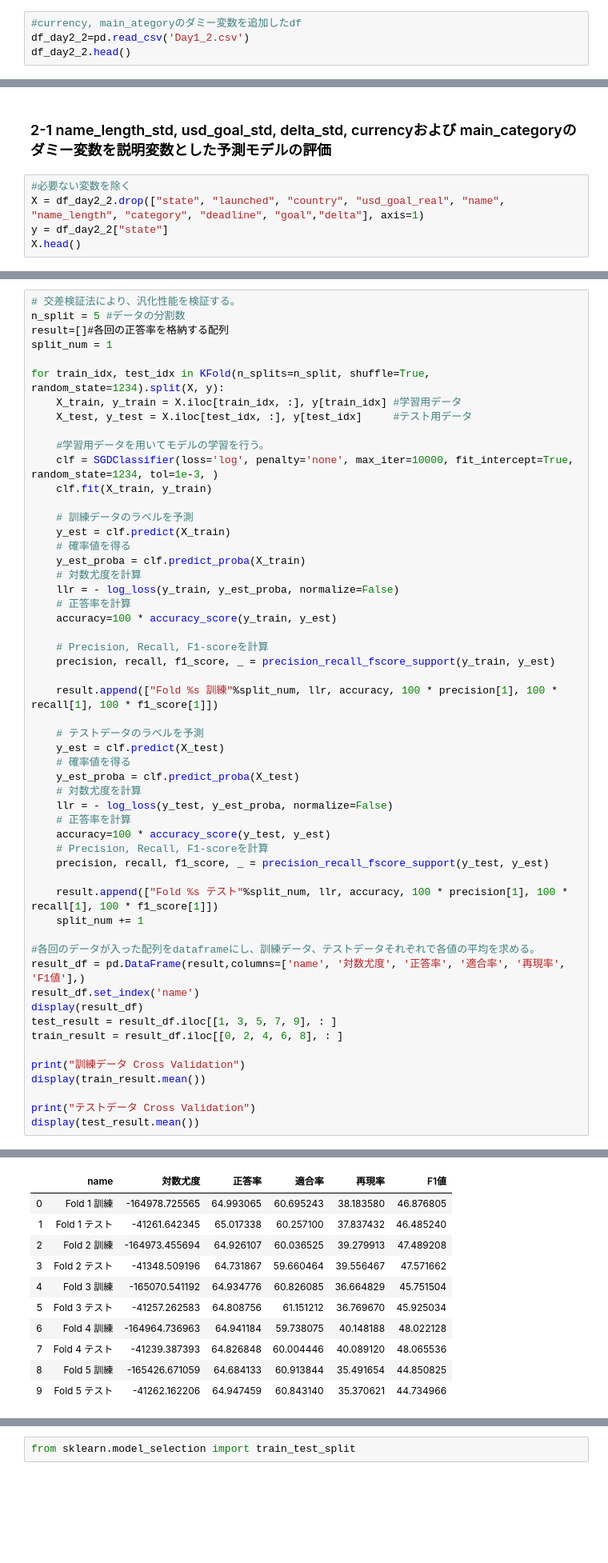
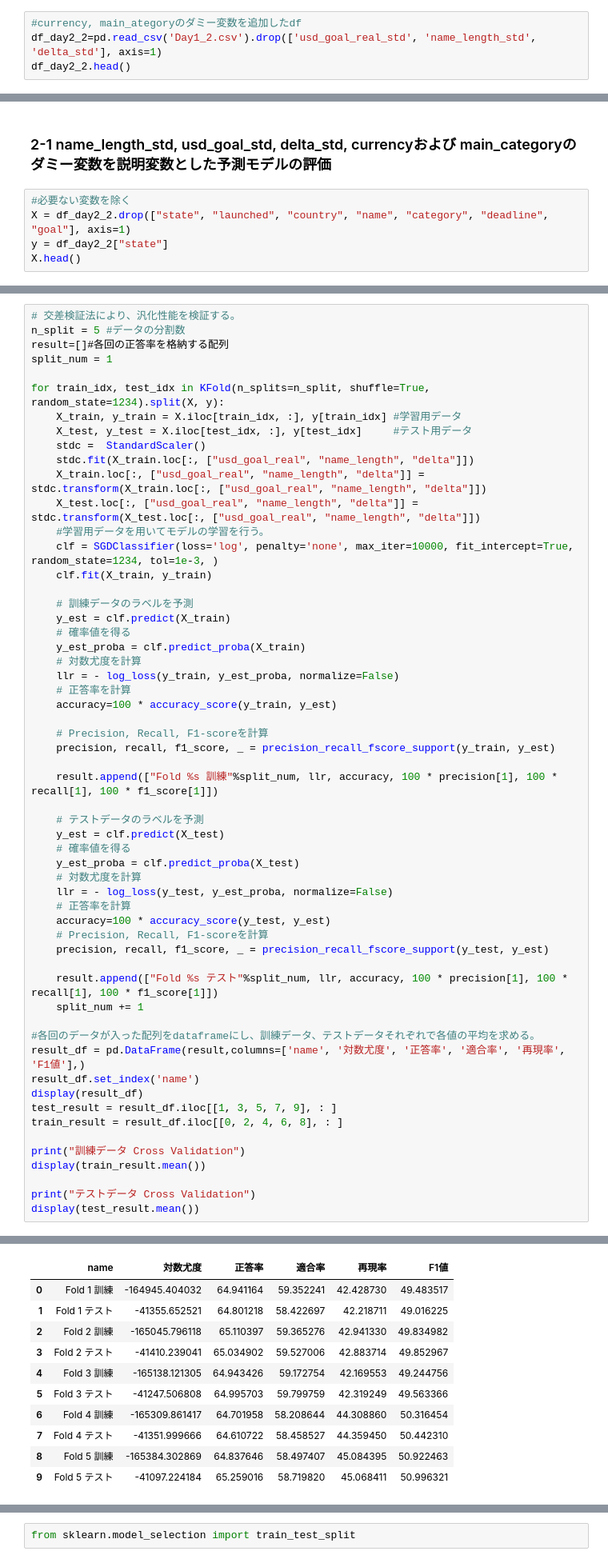
Before and after one commit to energygorilla/skillupAI, a Jupyter notebook: Day2_work_清水源一郎.ipynb, the cells around one changed output, grey strips where cells are left out. Shown at 80% size. Drawn from its saved outputs; the diff is of its cells as text; blank space fills up the shorter version.

```diff
--- a/Day2_work_清水源一郎.ipynb
+++ b/Day2_work_清水源一郎.ipynb
@@ -57,6 +57,6 @@ df_day2_1.head()
 | 4 | Mike Corey's Darkness & Light Album | Music | Music | USD | 2012-08-17 00:00:00 | 250.0 | 2012-08-02 14:11:32 | 1 | US | ... |
 # %%
 #currency, main_ategoryのダミー変数を追加したdf
-df_day2_2=pd.read_csv('Day1_2.csv')
+df_day2_2=pd.read_csv('Day1_2.csv').drop(['usd_goal_real_std', 'name_length_std', 'delta_std'], axis=1)
 df_day2_2.head()
 # %% [output]
@@ -80,7 +80,7 @@ from sklearn.model_selection import KFold
 ### 2-1 name_length_std, usd_goal_std, delta_std, currencyおよび main_categoryのダミー変数を説明変数とした予測モデルの評価
 # %%
 #必要ない変数を除く
-X = df_day2_2.drop(["state", "launched", "country", "usd_goal_real", "name", "name_length", "category", "deadline", "goal","delta"], axis=1)
+X = df_day2_2.drop(["state", "launched", "country", "name", "category", "deadline", "goal"], axis=1)
 y = df_day2_2["state"]
 X.head()
 # %% [output]
@@ -100,7 +100,10 @@ split_num = 1
 for train_idx, test_idx in KFold(n_splits=n_split, shuffle=True, random_state=1234).split(X, y):
     X_train, y_train = X.iloc[train_idx, :], y[train_idx] #学習用データ
     X_test, y_test = X.iloc[test_idx, :], y[test_idx]     #テスト用データ
-
+    stdc =  StandardScaler()
+    stdc.fit(X_train.loc[:, ["usd_goal_real", "name_length", "delta"]])
+    X_train.loc[:, ["usd_goal_real", "name_length", "delta"]] = stdc.transform(X_train.loc[:, ["usd_goal_real", "name_length", "delta"]])
+    X_test.loc[:, ["usd_goal_real", "name_length", "delta"]] = stdc.transform(X_test.loc[:, ["usd_goal_real", "name_length", "delta"]])
     #学習用データを用いてモデルの学習を行う。
     clf = SGDClassifier(loss='log', penalty='none', max_iter=10000, fit_intercept=True, random_state=1234, tol=1e-3, )
     clf.fit(X_train, y_train)
@@ -149,11 +157,11 @@ display(test_result.mean())
 |  | name | 対数尤度 | 正答率 | 適合率 | 再現率 | F1値 |
-| 0 | Fold 1 訓練 | -164978.725565 | 64.993065 | 60.695243 | 38.183580 | 46.876805 |
-| 1 | Fold 1 テスト | -41261.642345 | 65.017338 | 60.257100 | 37.837432 | 46.485240 |
-| 2 | Fold 2 訓練 | -164973.455694 | 64.926107 | 60.036525 | 39.279913 | 47.489208 |
-| 3 | Fold 2 テスト | -41348.509196 | 64.731867 | 59.660464 | 39.556467 | 47.571662 |
-| 4 | Fold 3 訓練 | -165070.541192 | 64.934776 | 60.826085 | 36.664829 | 45.751504 |
-| 5 | Fold 3 テスト | -41257.262583 | 64.808756 | 61.151212 | 36.769670 | 45.925034 |
-| 6 | Fold 4 訓練 | -164964.736963 | 64.941184 | 59.738075 | 40.148188 | 48.022128 |
-| 7 | Fold 4 テスト | -41239.387393 | 64.826848 | 60.004446 | 40.089120 | 48.065536 |
-| 8 | Fold 5 訓練 | -165426.671059 | 64.684133 | 60.913844 | 35.491654 | 44.850825 |
-| 9 | Fold 5 テスト | -41262.162206 | 64.947459 | 60.843140 | 35.370621 | 44.734966 |
+| 0 | Fold 1 訓練 | -164945.404032 | 64.941164 | 59.352241 | 42.428730 | 49.483517 |
+| 1 | Fold 1 テスト | -41355.652521 | 64.801218 | 58.422697 | 42.218711 | 49.016225 |
+| 2 | Fold 2 訓練 | -165045.796118 | 65.110397 | 59.365276 | 42.941330 | 49.834982 |
+| 3 | Fold 2 テスト | -41410.239041 | 65.034902 | 59.527006 | 42.883714 | 49.852967 |
+| 4 | Fold 3 訓練 | -165138.121305 | 64.943426 | 59.172754 | 42.169553 | 49.244756 |
+| 5 | Fold 3 テスト | -41247.506808 | 64.995703 | 59.799759 | 42.319249 | 49.563366 |
+| 6 | Fold 4 訓練 | -165309.861417 | 64.701958 | 58.208644 | 44.308860 | 50.316454 |
+| 7 | Fold 4 テスト | -41351.999666 | 64.610722 | 58.458527 | 44.359450 | 50.442310 |
+| 8 | Fold 5 訓練 | -165384.302869 | 64.837646 | 58.497407 | 45.084395 | 50.922463 |
+| 9 | Fold 5 テスト | -41097.224184 | 65.259016 | 58.719820 | 45.068411 | 50.996321 |
```
Also changed, not shown: parts of 30 cells of this notebook.
